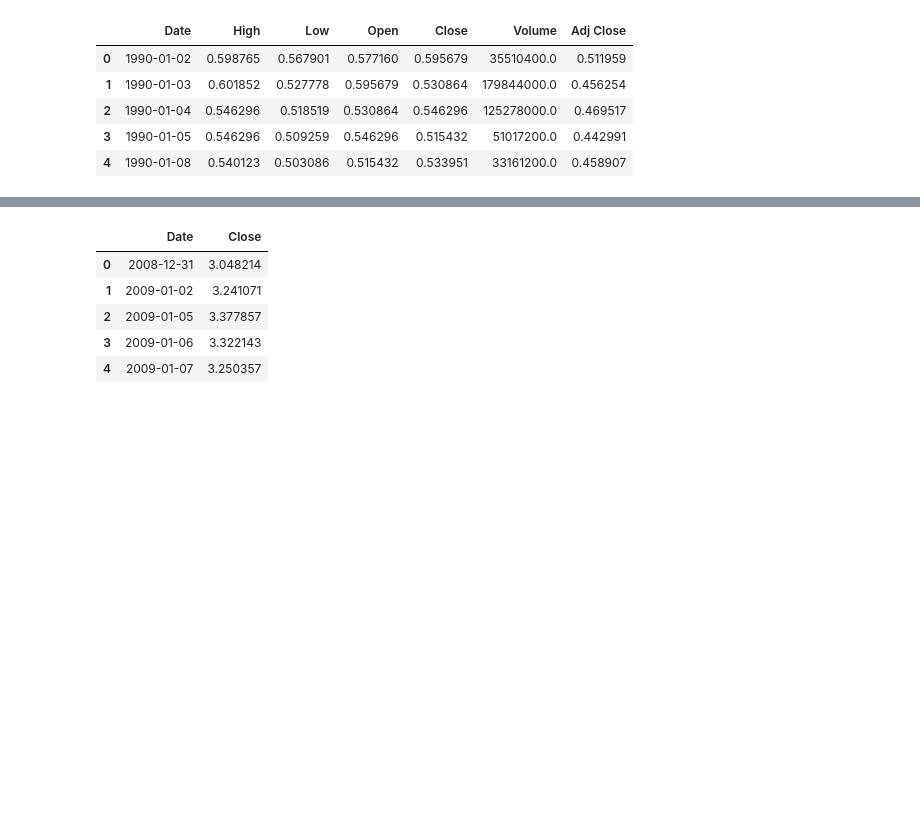
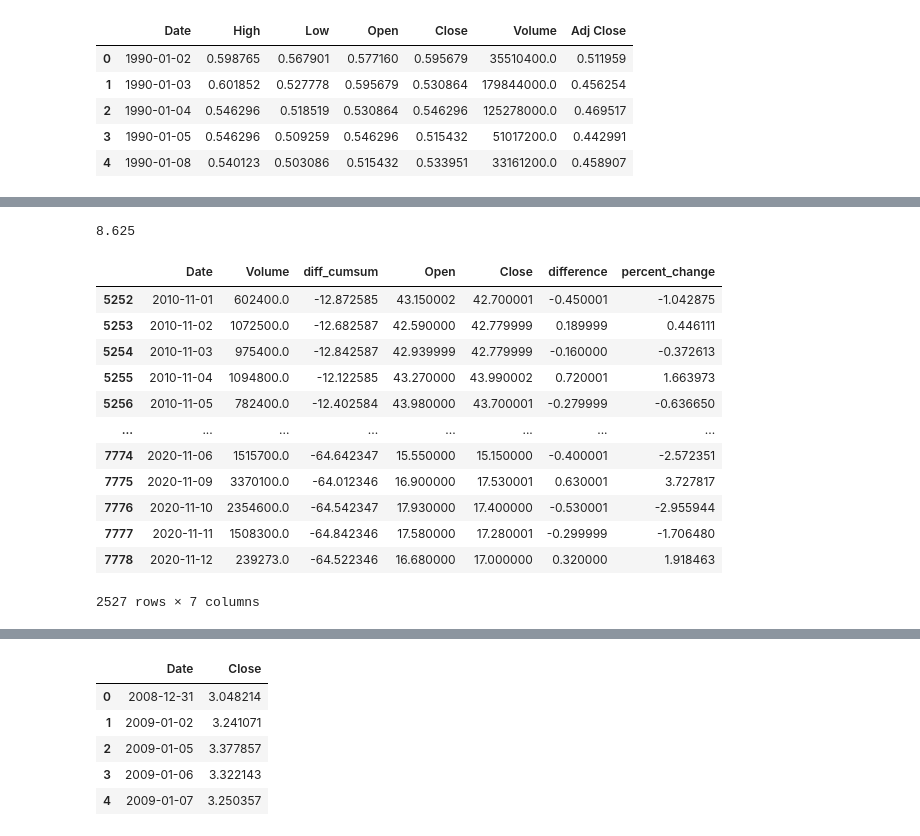
Before and after one commit to yuchild/erik_interviewqs, a Jupyter notebook: question_stocks_monte_carlo.ipynb, the cells around one changed output, grey strips where cells are left out. Saved outputs shown, nothing was run; the diff lists cells and outputs as text; code cells hidden in the pictures; blank space fills up the shorter version.

```diff
--- a/question_stocks_monte_carlo.ipynb
+++ b/question_stocks_monte_carlo.ipynb
@@ -150,0 +155,4 @@ hp.shape
+# %%
+# create a new column
+hp['difference'] = hp.Close - hp.Open
+hp.head()
@@ -150,0 +166,4 @@ hp.shape
+# %%
+# find cumulative sum of difference
+hp['diff_cumsum'] = hp['difference'].cumsum()
+hp.head()
@@ -150,0 +177,3 @@ hp.shape
+# %%
+hp['percent_change'] = (hp['Close'] - hp['Open']) / hp['Open'] * 100
+hp.head()
@@ -150,0 +229,21 @@ hp.shape
+# %%
+# loc to find specific locations, .loc[index, column]
+hp.loc[0, 'Open']
+# %% [output]
+8.625
+# %%
+hp.loc[hp.Date >= '2010-11-01',] # loc more useful for analytics
+# %% [output]
+|  | Date | Volume | diff_cumsum | Open | Close | difference | percent_change |
+| 5252 | 2010-11-01 | 602400.0 | -12.872585 | 43.150002 | 42.700001 | -0.450001 | -1.042875 |
+| 5253 | 2010-11-02 | 1072500.0 | -12.682587 | 42.590000 | 42.779999 | 0.189999 | 0.446111 |
+| 5254 | 2010-11-03 | 975400.0 | -12.842587 | 42.939999 | 42.779999 | -0.160000 | -0.372613 |
+| 5255 | 2010-11-04 | 1094800.0 | -12.122585 | 43.270000 | 43.990002 | 0.720001 | 1.663973 |
+| 5256 | 2010-11-05 | 782400.0 | -12.402584 | 43.980000 | 43.700001 | -0.279999 | -0.636650 |
+| ... | ... | ... | ... | ... | ... | ... | ... |
+| 7774 | 2020-11-06 | 1515700.0 | -64.642347 | 15.550000 | 15.150000 | -0.400001 | -2.572351 |
+| 7775 | 2020-11-09 | 3370100.0 | -64.012346 | 16.900000 | 17.530001 | 0.630001 | 3.727817 |
+| 7776 | 2020-11-10 | 2354600.0 | -64.542347 | 17.930000 | 17.400000 | -0.530001 | -2.955944 |
+| 7777 | 2020-11-11 | 1508300.0 | -64.842346 | 17.580000 | 17.280001 | -0.299999 | -1.706480 |
+| 7778 | 2020-11-12 | 239273.0 | -64.522346 | 16.680000 | 17.000000 | 0.320000 | 1.918463 |
+2527 rows × 7 columns
```
Also changed, not shown: parts of 37 cells of this notebook.
